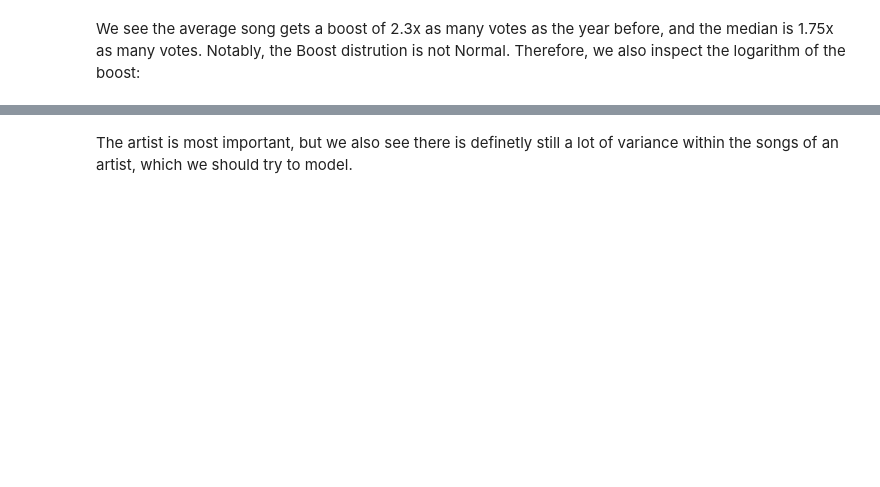
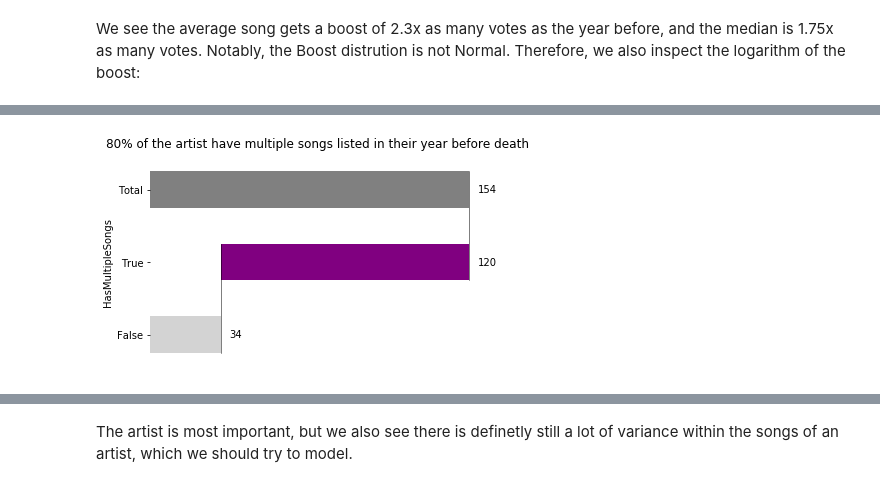
Before and after one commit to SjoerdCor/Top2000, a Jupyter notebook: src/Reading and understanding Top 2000 Data.ipynb, the cells around one changed output, grey strips where cells are left out. Cells and saved outputs as stored; diff of their text form; code cells hidden in the pictures; blank space fills up the shorter version.

```diff
--- a/src/Reading and understanding Top 2000 Data.ipynb
+++ b/src/Reading and understanding Top 2000 Data.ipynb
@@ -239,0 +280,9 @@ ax.set_ylim(0,2)
+# %%
+vis = (df.assign(HasMultipleSongs = lambda df: df['NSongsBeforeDeath'].ge(2))
+         .groupby('HasMultipleSongs').size()
+         .pipe(micplot.visualize, plottype='waterfall')
+        )
+vis.ax.set_title('80% of the artist have multiple songs listed in their year before death')
+plt.show()
+# %% [output]
+[figure, added]
```
Also changed, not shown: parts of 94 cells of this notebook.
